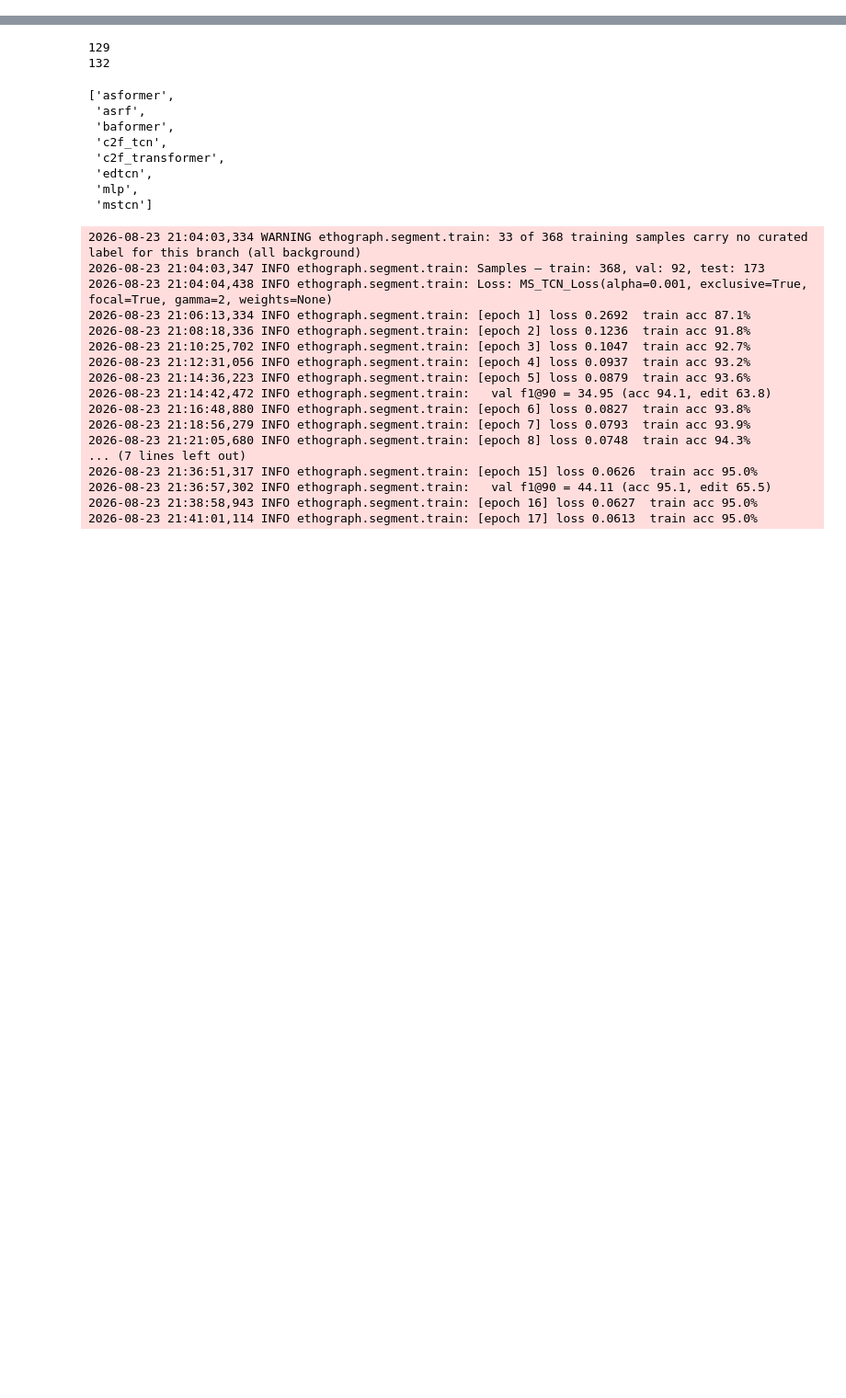
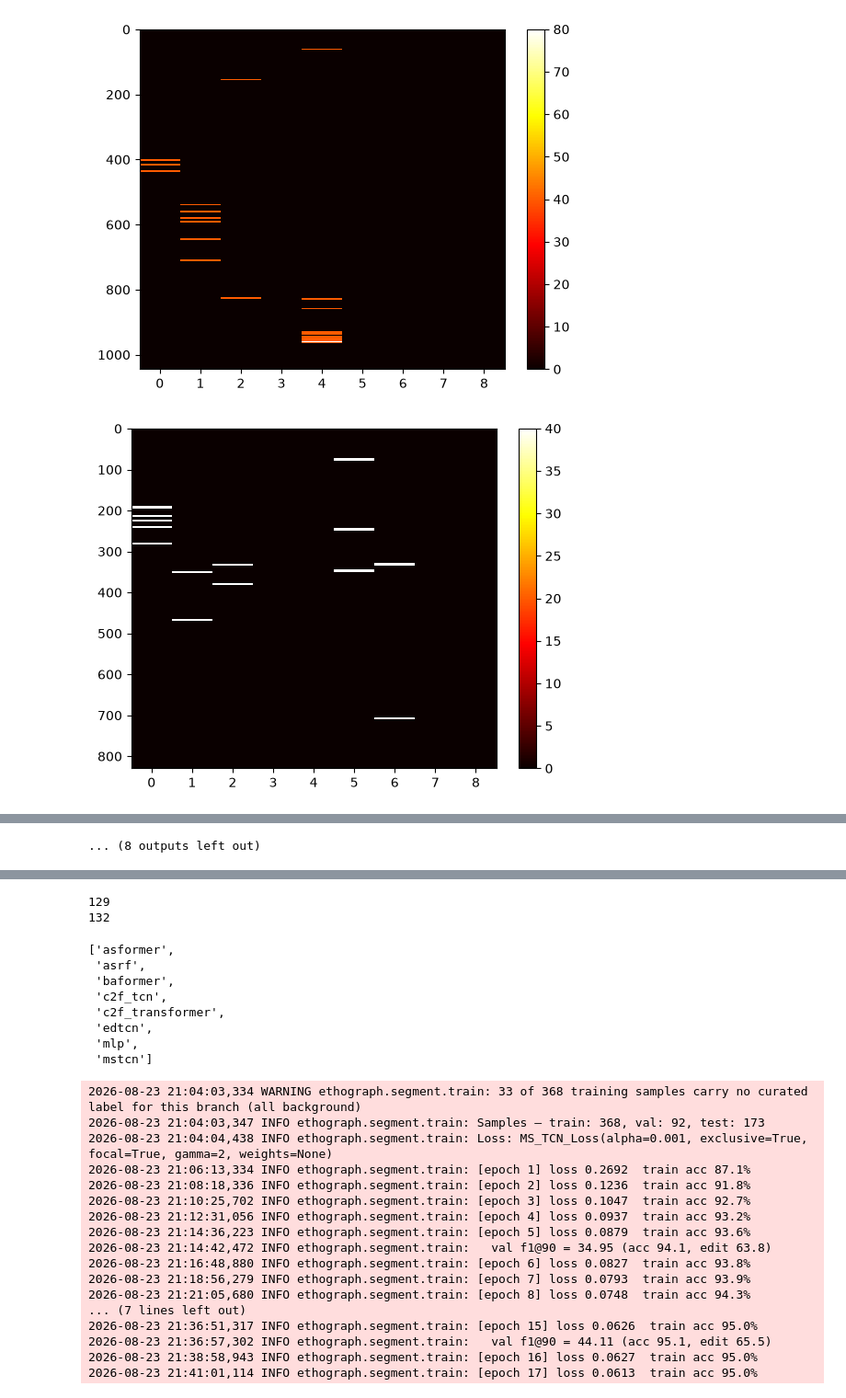
Before and after one commit to Akseli-Ilmanen/EthoGraph, a Jupyter notebook: scripts/test.ipynb, the cells around one changed output, grey strips where cells are left out. Shown at 92% size. Cells and saved outputs as stored; diff of their text form; code cells hidden in the pictures; blank space fills up the shorter version.

Commit message:
feature: neural single trial decoding

```diff
--- a/scripts/test.ipynb
+++ b/scripts/test.ipynb
@@ -19,0 +1,50 @@ df
+# %%
+import pynapple as nap
+import ethograph as eto
+from typing import Literal
+import matplotlib.pyplot as plt
+import numpy as np
+
+path = r"C:\Users\aksel\Documents\AI_data\derivatives\sub-02_id-Poppy\ses-000_date-20260304_01\behav\pynapple\units.npz"
+nwb_path = r"C:\Users\aksel\Documents\AI_data\derivatives\sub-02_id-Poppy\ses-000_date-20260304_01\behav\.ethograph\alignment.nwb"
+
+
+def sliding_window(
+    binned: nap.TsdFrame,
+    window_size: float,
+    step_size: float | None = None,
+    reduction: Literal["sum", "mean"] = "mean",
+) -> nap.TsdFrame:
+    bin_size = binned.time_diff().median(axis=0).round(10)
+    window_bins = round(window_size / bin_size)
+    kernel = np.ones(window_bins)
+    if reduction == "mean":
+        kernel /= window_bins
+    smoothed = binned.convolve(kernel)
+    if step_size is None:
+        return smoothed
+    return smoothed[:: round(step_size / bin_size)]
+
+
+tsgroup = nap.load_file(path)
+tsgroup
+
+nwb = nap.load_file(nwb_path)
+trials_ep = nwb["trials"]
+
+bin_size = 0.005
+rate = tsgroup.count(bin_size).restrict(trials_ep) / bin_size
+rate_smoothed = sliding_window(rate, window_size=0.025)
+
+# for i in range(5):
+#     plt.plot(rate.restrict(trials_ep[i]).d[:, 0])
+#     plt.show()
+
+# visualization of features per trial
+for i in range(20):
+    plt.imshow(rate_smoothed.restrict(trials_ep[i]).d, aspect="auto", cmap="hot", interpolation="nearest")
+    plt.colorbar()
+    plt.show()
+# %% [output]
+[figure, added]
+[figure, added]
@@ -19,0 +61 @@ df
+... (8 outputs left out)
```
Also changed, not shown: parts of 3 cells of this notebook, 29 other files.
